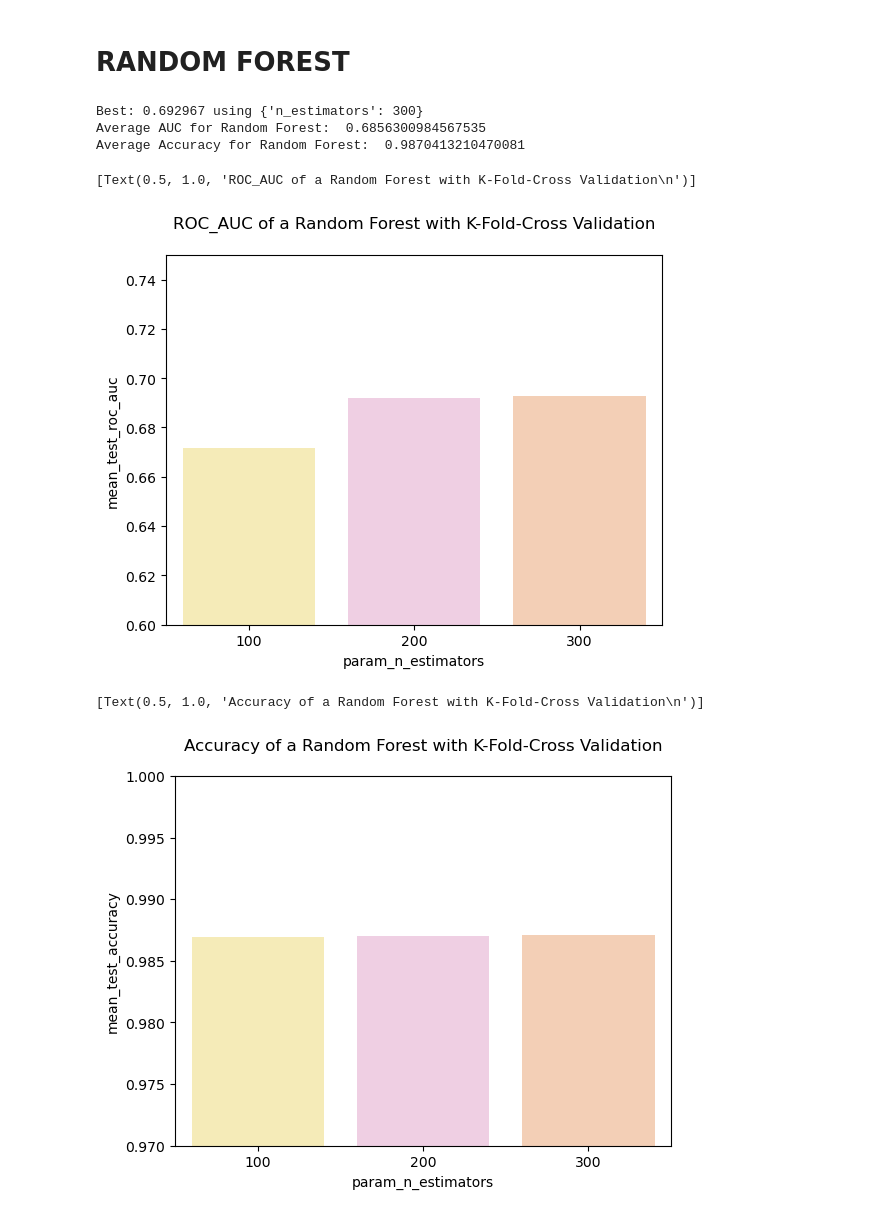
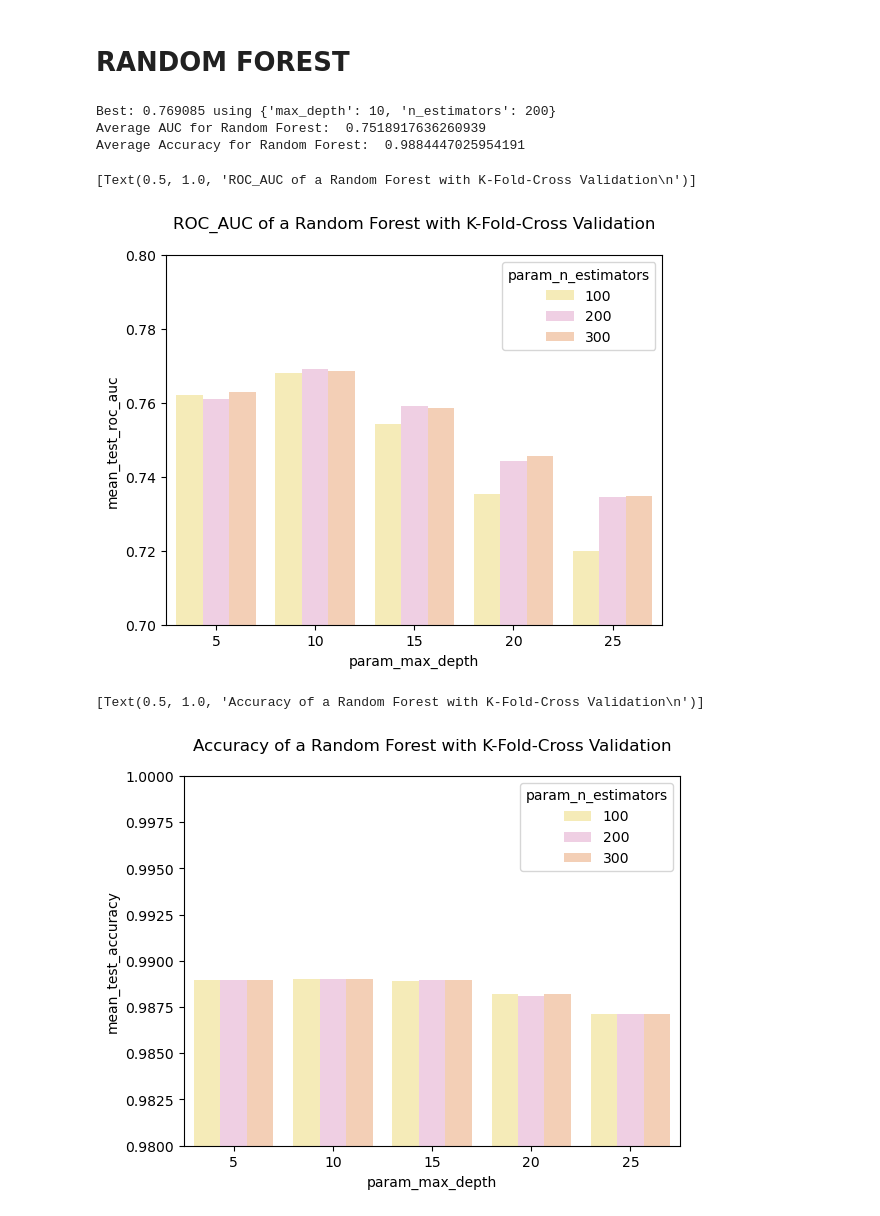
Before and after one commit to annafernandezrajal/Activity-Prediction-for-Chemical-Compounds, a Jupyter notebook: random_forest.ipynb, the cells around one changed output. Saved outputs shown, nothing was run; the diff lists cells and outputs as text; code cells hidden in the pictures.

Commit message:
Final graphs and aucs/accuracies

```diff
--- a/random_forest.ipynb
+++ b/random_forest.ipynb
@@ -18,7 +18,7 @@ labels_valid = data_valid['ACTIVE']# ground truth labels
 features_valid = data_valid.drop(['ACTIVE'], axis=1)
 # %%
 rf = RandomForestClassifier()
-rf_parameters = {'n_estimators': [100, 200, 300]}
+rf_parameters = {'n_estimators': [100, 200, 300], 'max_depth': [5, 10, 15, 20, 25]}
 cross_val = KFold(n_splits=5)
 rf_grid_search = GridSearchCV(estimator=rf, param_grid=rf_parameters, cv=cross_val, scoring=['roc_auc','accuracy'], refit='roc_auc')
 rf_grid_result = rf_grid_search.fit(features_train, labels_train)
@@ -27,22 +27,22 @@ print("Best: %f using %s" % (rf_grid_result.best_score_, rf_grid_result.best_par
 print("Average AUC for Random Forest: ", np.mean(rf_grid_result.cv_results_['mean_test_roc_auc']))
 print("Average Accuracy for Random Forest: ", np.mean(rf_grid_result.cv_results_['mean_test_accuracy']))
 # %% [output]
-Best: 0.692967 using {'n_estimators': 300}
-Average AUC for Random Forest:  0.6856300984567535
-Average Accuracy for Random Forest:  0.9870413210470081
+Best: 0.769085 using {'max_depth': 10, 'n_estimators': 200}
+Average AUC for Random Forest:  0.7518917636260939
+Average Accuracy for Random Forest:  0.9884447025954191
 # %%
 results = pd.DataFrame(rf_grid_result.cv_results_)
 # %%
-plot = sns.barplot(data=results, x='param_n_estimators', y='mean_test_roc_auc', palette='Pastel2_r')
-plot.set(ylim=(0.6, 0.75))
+plot = sns.barplot(data=results, x='param_max_depth', y='mean_test_roc_auc', hue='param_n_estimators', palette='Pastel2_r')
+plot.set(ylim=(0.7, 0.8))
 plot.set(title='ROC_AUC of a Random Forest with K-Fold-Cross Validation\n')
 # %% [output]
 [Text(0.5, 1.0, 'ROC_AUC of a Random Forest with K-Fold-Cross Validation\n')]
-[figure, old version]
+[figure, new version]
 # %%
-plot = sns.barplot(data=results, x='param_n_estimators', y='mean_test_accuracy', palette='Pastel2_r')
-plot.set(ylim=(0.97, 1))
+plot = sns.barplot(data=results, x='param_max_depth', y='mean_test_accuracy', hue='param_n_estimators', palette='Pastel2_r')
+plot.set(ylim=(0.98, 1))
 plot.set(title='Accuracy of a Random Forest with K-Fold-Cross Validation\n')
 # %% [output]
 [Text(0.5, 1.0, 'Accuracy of a Random Forest with K-Fold-Cross Validation\n')]
-[figure, old version]
+[figure, new version]
```
Also changed, not shown: 6 other files.
